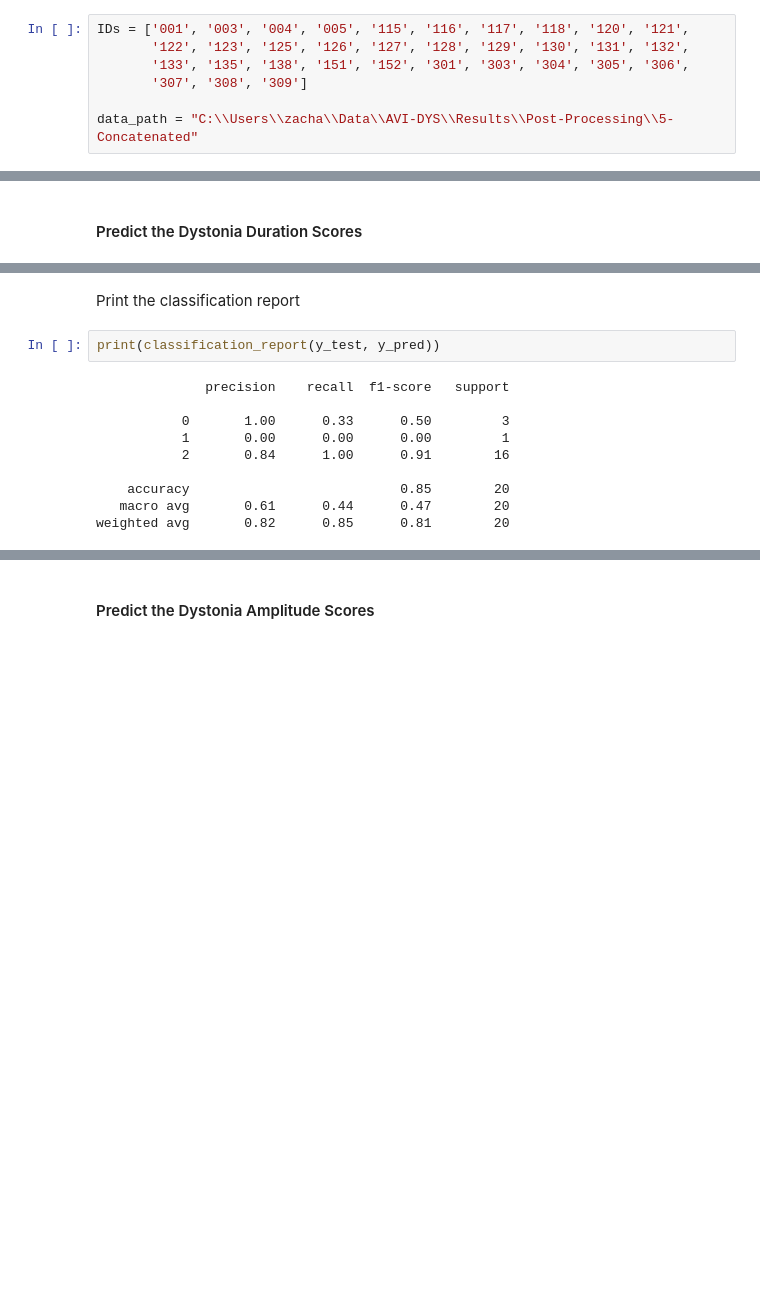
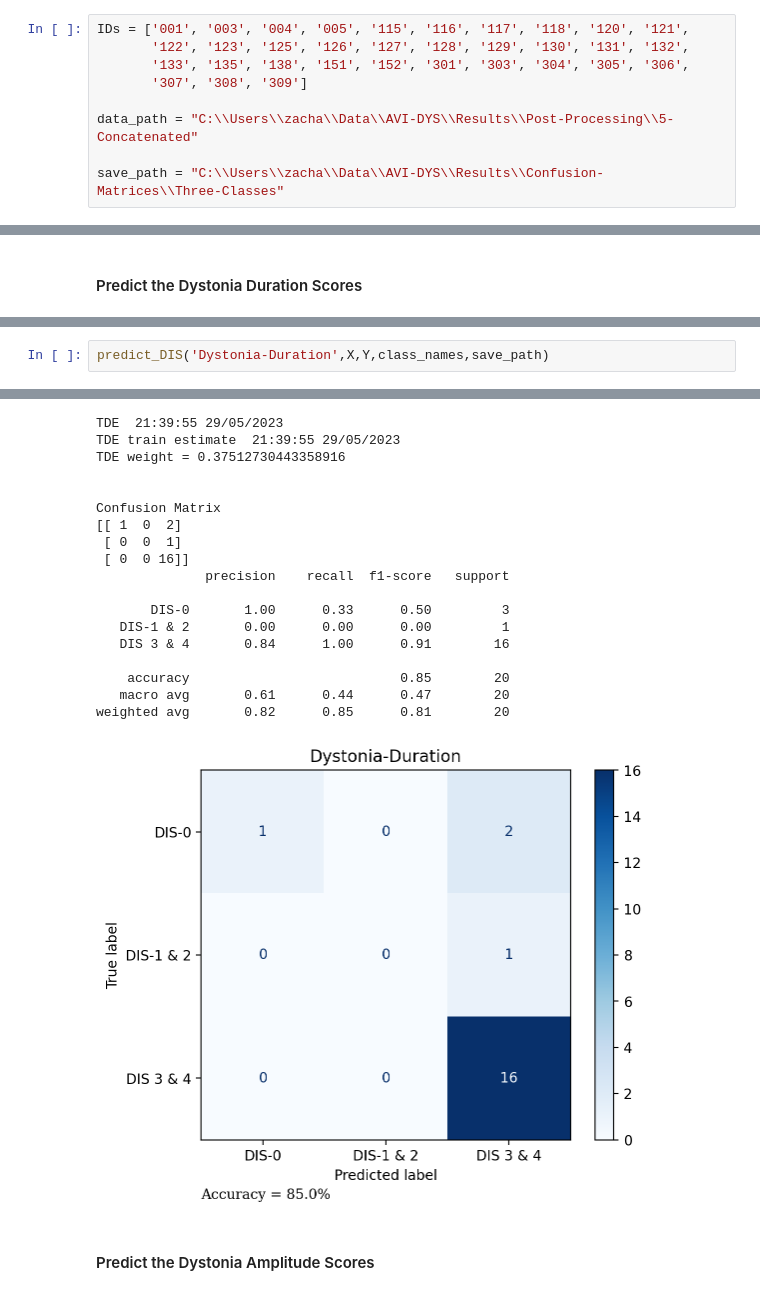
Before and after one commit to zachary-roth/AVI-DYS, a Jupyter notebook: time-series-classification.ipynb, the cells around one changed output, grey strips where cells are left out. Drawn from its saved outputs; the diff is of its cells as text; blank space fills up the shorter version.

Commit message:
Refactor Time Series Classification

```diff
--- a/time-series-classification.ipynb
+++ b/time-series-classification.ipynb
@@ -23,3 +24,5 @@ IDs = ['001', '003', '004', '005', '115', '116', '117', '118', '120', '121',
        '307', '308', '309']
 
 data_path = "C:\\Users\\zacha\\Data\\AVI-DYS\\Results\\Post-Processing\\5-Concatenated"
+
+save_path = "C:\\Users\\zacha\\Data\\AVI-DYS\\Results\\Confusion-Matrices\\Three-Classes"
@@ -182,14 +194,3 @@ Confusion Matrix
-# %% [markdown]
-Print the classification report
-# %%
-print(classification_report(y_test, y_pred))
-# %% [output]
-              precision    recall  f1-score   support
-
-           0       1.00      0.33      0.50         3
-           1       0.00      0.00      0.00         1
-           2       0.84      1.00      0.91        16
-
-    accuracy                           0.85        20
-   macro avg       0.61      0.44      0.47        20
-weighted avg       0.82      0.85      0.81        20
+# %%
+predict_DIS('Dystonia-Duration',X,Y,class_names,save_path)
+# %% [output]
@@ -196,2 +206,21 @@ weighted avg       0.82      0.85      0.81        20
+TDE  21:39:55 29/05/2023
+TDE train estimate  21:39:55 29/05/2023
+TDE weight = 0.37512730443358916
+
+
+Confusion Matrix
+[[ 1  0  2]
+ [ 0  0  1]
+ [ 0  0 16]]
+              precision    recall  f1-score   support
+
+       DIS-0       1.00      0.33      0.50         3
+   DIS-1 & 2       0.00      0.00      0.00         1
+   DIS 3 & 4       0.84      1.00      0.91        16
+
+    accuracy                           0.85        20
+   macro avg       0.61      0.44      0.47        20
+weighted avg       0.82      0.85      0.81        20
+[figure, added]
 # %% [markdown]
 #### Predict the Dystonia Amplitude Scores
```
Also changed, not shown: parts of 27 cells of this notebook.
